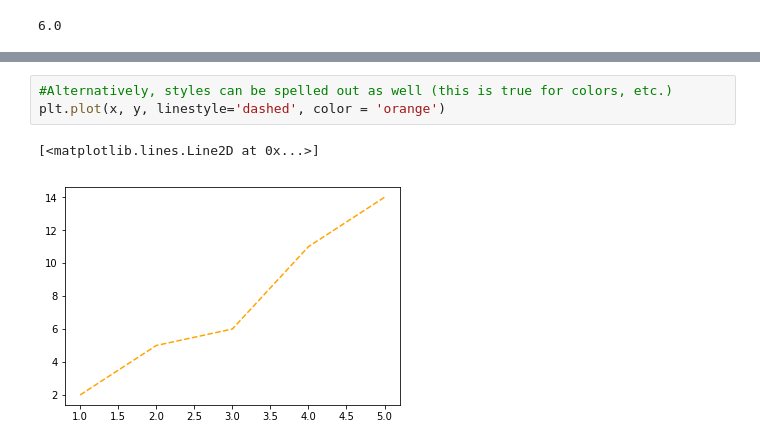
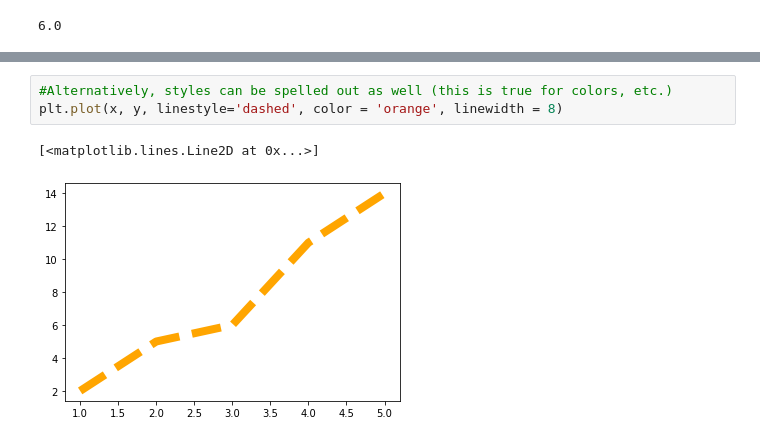
Before and after one commit to TimoFlesch/intro2python, a Jupyter notebook: intro_to_python_students.ipynb, the cells around one changed output, grey strips where cells are left out. Saved outputs shown, nothing was run; the diff lists cells and outputs as text.

```diff
--- a/intro_to_python_students.ipynb
+++ b/intro_to_python_students.ipynb
@@ -495,9 +500,9 @@ plt.plot(x, y, linestyle='--')
 # %%
 #Alternatively, styles can be spelled out as well (this is true for colors, etc.)
-plt.plot(x, y, linestyle='dashed', color = 'orange')
+plt.plot(x, y, linestyle='dashed', color = 'orange', linewidth = 8)
 # %% [output]
 [<matplotlib.lines.Line2D at 0x...>]
-[figure, old version]
+[figure, new version]
 # %%
 # You will rarely work with variables to plot that are this simple.
 #Instead, it makes sense to learn how to define your x axis as continuously
```
Also changed, not shown: parts of 12 cells of this notebook.
